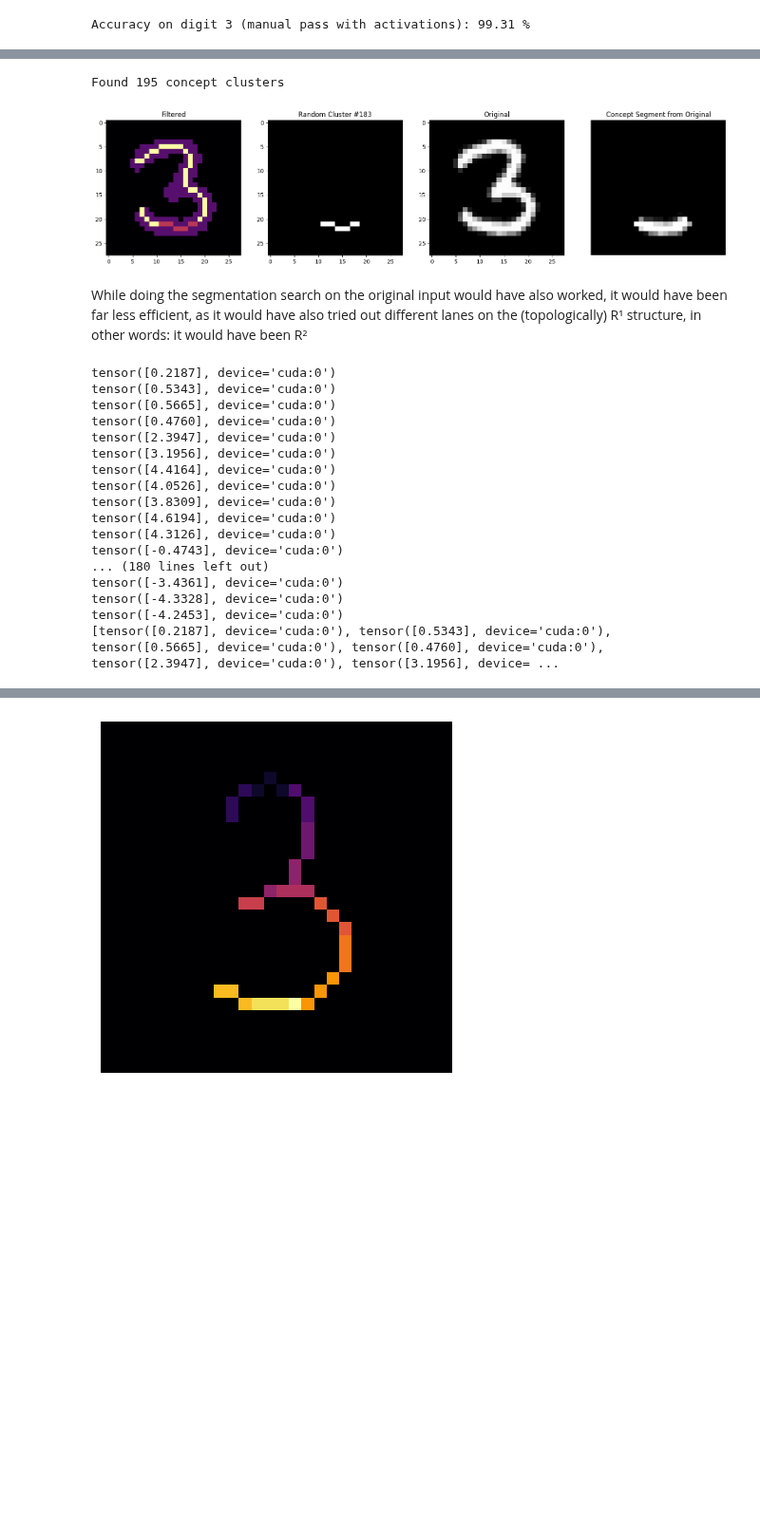
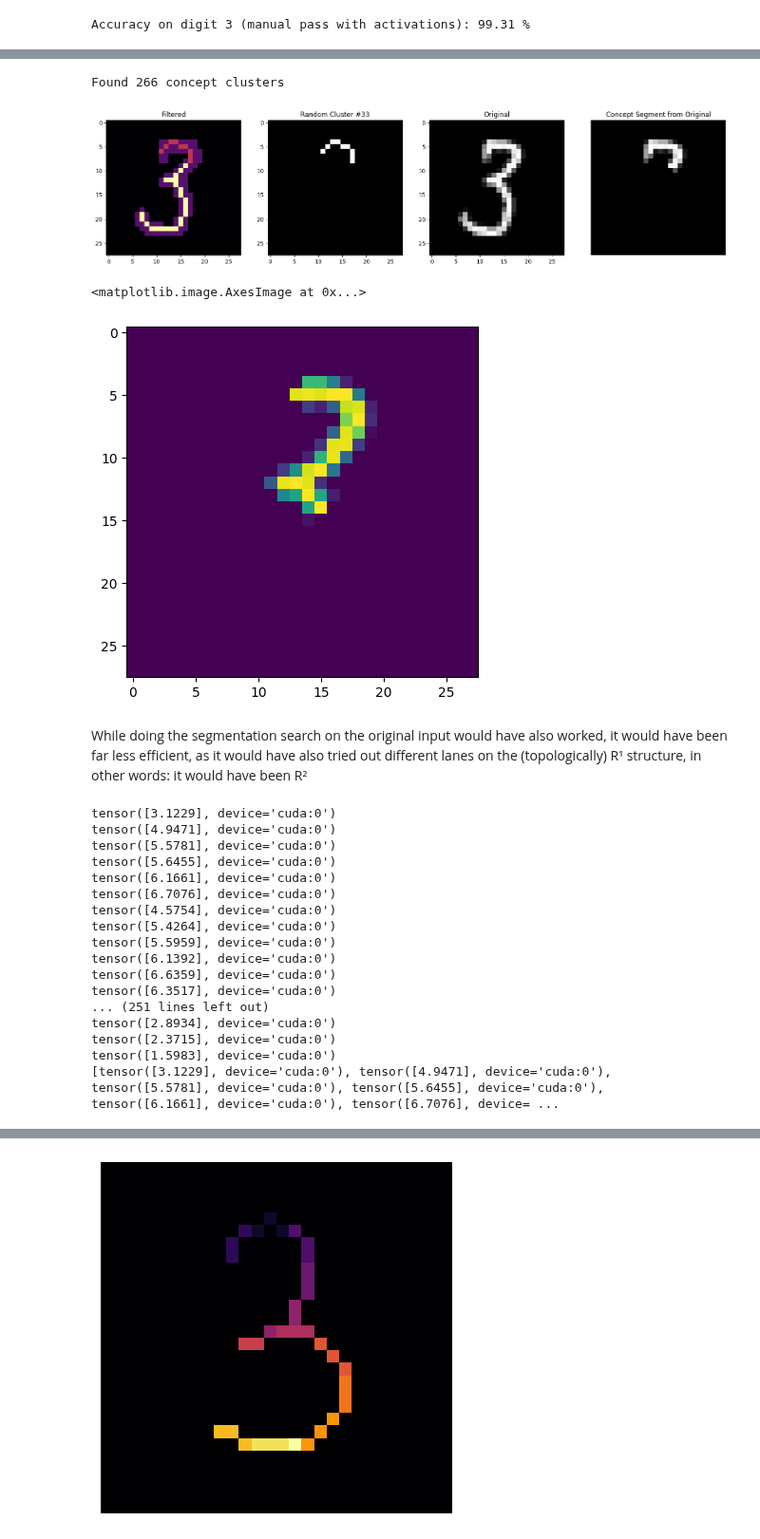
Before and after one commit to kns357/ANN_MA_Kaito, a Jupyter notebook: dce_cf_explainer.ipynb, the cells around one changed output, grey strips where cells are left out. Shown at 95% size. Drawn from its saved outputs; the diff is of its cells as text; code cells hidden in the pictures; blank space fills up the shorter version.

Commit message:
coded concept influence attribs

```diff
--- a/dce_cf_explainer.ipynb
+++ b/dce_cf_explainer.ipynb
@@ -283,35 +245,51 @@ plt.figure(figsize=(20, 5))
 plt.subplot(1, 4, 1)
 plt.title("Filtered")
 plt.imshow(actual, cmap='inferno')
 
 plt.subplot(1, 4, 2)
 plt.title(f'Random Cluster #{rand_idx}')
 plt.imshow(cluster_tensor[:, :, rand_idx], cmap='gray')
 
 plt.subplot(1, 4, 3)
 plt.title('Original')
 plt.imshow(img, cmap='gray')
 
 img2 = torch.where(
     img != 0,
     torch.tensor(img, device=img.device),
     0.0
 )
 
 inverted_mask = 1 - cluster_mask #cluster mask must be binary for the following methods btw
 distance = distance_transform_edt(inverted_mask)
 within_range_mask = (distance <= 2).astype(np.float32)
 img2 = torch.from_numpy(img_np * within_range_mask) #back to tensor cause I'll give it to the model
 
 plt.subplot(1, 4, 4)
 plt.title('Concept Segment from Original')
 plt.imshow(img2, cmap='gray')
 
 plt.axis('off')
 plt.show()
+
+
+original_clusters = torch.zeros_like(cluster_tensor)
+original_clusters = []
+
+for i in range(cluster_tensor.shape[2]):
+    mask = cluster_tensor[:, :, i].numpy()
+    inverted_mask = 1 - mask
+    distance = distance_transform_edt(inverted_mask)
+    within_range_mask = (distance <= 2).astype(np.float32)
+    new_input = torch.from_numpy(img_np * within_range_mask).float()
+    original_clusters.append(new_input)
+
+plt.imshow(original_clusters[ra.randint(0, cluster_tensor.shape[2])])
 # %% [output]
-Found 195 concept clusters
+Found 266 concept clusters
-[figure, old version]
+[figure, new version]
+<matplotlib.image.AxesImage at 0x...>
+[figure, added]
 # %% [markdown]
 While doing the segmentation search on the original input would have also worked, it would have been far less efficient, as it would have also tried out different lanes on the (topologically) R¹ structure, in other words: it would have been R²
 # %%
@@ -322,9 +300,7 @@ While doing the segmentation search on the original input would have also worked
 
 with torch.no_grad():
     activations_this_class = []
-    for i in range(cluster_tensor.shape[2]):
-        input_mat = cluster_tensor[:, :, i]
-
+    for input_mat in original_clusters:
         if CUDA:
             input_mat = input_mat.cuda()
 
@@ -339,22 +315,22 @@ with torch.no_grad():
 
     print(activations_this_class)
 # %% [output]
-tensor([0.2187], device='cuda:0')
-tensor([0.5343], device='cuda:0')
-tensor([0.5665], device='cuda:0')
-tensor([0.4760], device='cuda:0')
-tensor([2.3947], device='cuda:0')
-tensor([3.1956], device='cuda:0')
-tensor([4.4164], device='cuda:0')
-tensor([4.0526], device='cuda:0')
-tensor([3.8309], device='cuda:0')
-tensor([4.6194], device='cuda:0')
-tensor([4.3126], device='cuda:0')
-tensor([-0.4743], device='cuda:0')
-... (180 lines left out)
-tensor([-3.4361], device='cuda:0')
-tensor([-4.3328], device='cuda:0')
-tensor([-4.2453], device='cuda:0')
-[tensor([0.2187], device='cuda:0'), tensor([0.5343], device='cuda:0'), tensor([0.5665], device='cuda:0'), tensor([0.4760], device='cuda:0'), tensor([2.3947], device='cuda:0'), tensor([3.1956], device= ...
+tensor([3.1229], device='cuda:0')
+tensor([4.9471], device='cuda:0')
+tensor([5.5781], device='cuda:0')
+tensor([5.6455], device='cuda:0')
+tensor([6.1661], device='cuda:0')
+tensor([6.7076], device='cuda:0')
+tensor([4.5754], device='cuda:0')
+tensor([5.4264], device='cuda:0')
+tensor([5.5959], device='cuda:0')
+tensor([6.1392], device='cuda:0')
+tensor([6.6359], device='cuda:0')
+tensor([6.3517], device='cuda:0')
+... (251 lines left out)
+tensor([2.8934], device='cuda:0')
+tensor([2.3715], device='cuda:0')
+tensor([1.5983], device='cuda:0')
+[tensor([3.1229], device='cuda:0'), tensor([4.9471], device='cuda:0'), tensor([5.5781], device='cuda:0'), tensor([5.6455], device='cuda:0'), tensor([6.1661], device='cuda:0'), tensor([6.7076], device= ...
 # %%
 #get highest actiations and plot the corresponding img:
```
Also changed, not shown: parts of 8 cells of this notebook.
